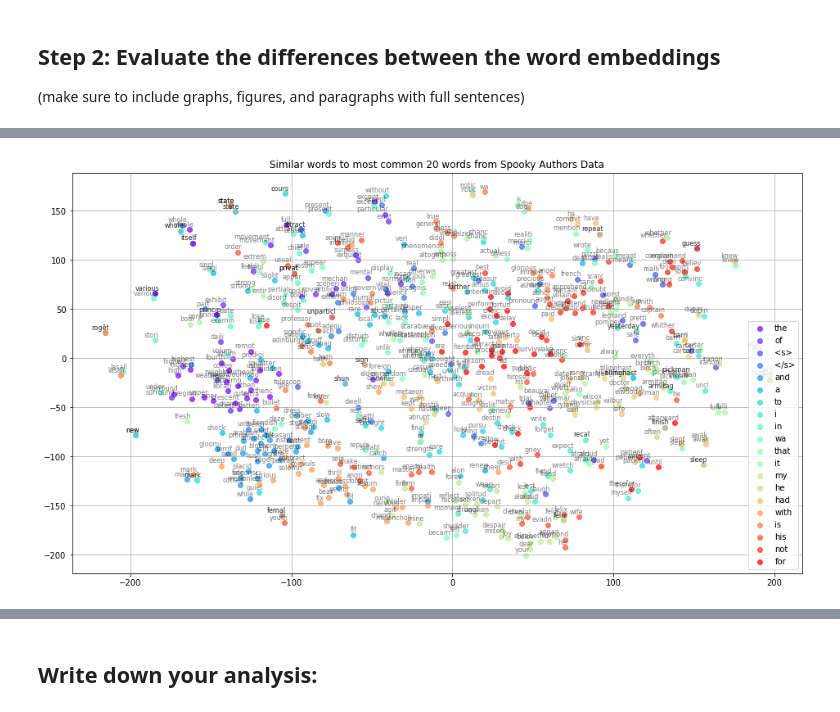
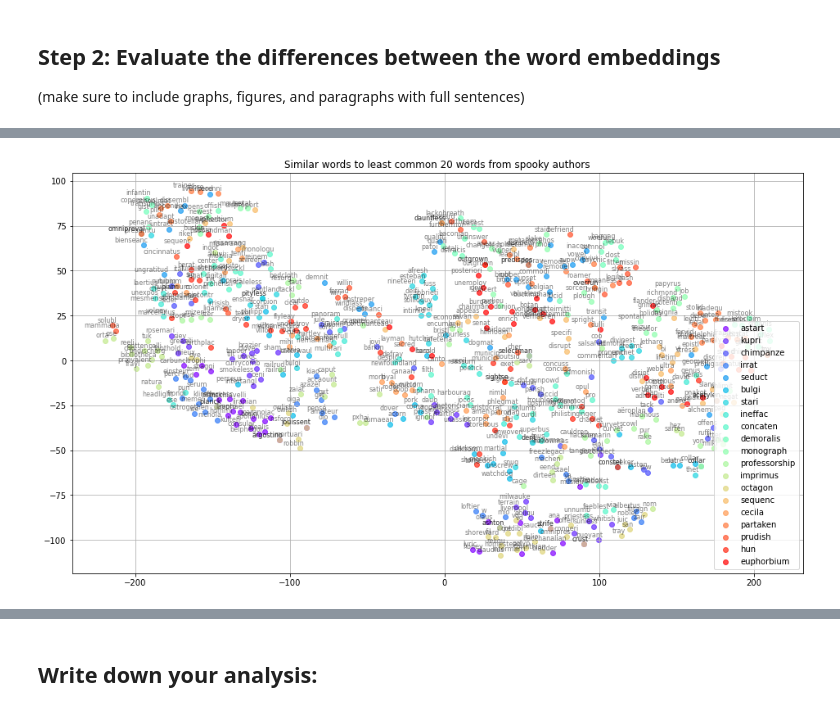
Before and after one commit to zgvera/word_embeddings_nlp_classproject, a Jupyter notebook: wordembeddings.ipynb, the cells around one changed output, grey strips where cells are left out. Cells and saved outputs as stored; diff of their text form; code cells hidden in the pictures.

```diff
--- a/wordembeddings.ipynb
+++ b/wordembeddings.ipynb
@@ -241,28 +266,23 @@ def tsne_plot_similar_words(title, labels, embedding_clusters, word_clusters, a,
 # %%
-# based on
-# https://hedges.belmont.edu/scottergories/jupyter/2020/05/31/Visualizing-Word2Vec-Word-Embeddings-Using-tSNE.html
-def tsne_plot_keys(keys, model, plot_title, img_name):
-    embedding_clusters = []
-    word_clusters = []
-    for word in keys:
-        embeddings = []
-        words = []
-        for similar_word, _ in model.wv.most_similar(word, topn=30):
-            words.append(similar_word)
-            embeddings.append(model.wv[similar_word])
-        embedding_clusters.append(embeddings)
-        word_clusters.append(words)
+keys = model.wv.index_to_key[-20:]
 
-    embedding_clusters = np.array(embedding_clusters)
-    n, m, k = embedding_clusters.shape
-    tsne_model_en_2d = TSNE(perplexity=15, n_components=2, init='pca', n_iter=3500, random_state=32)
-    embeddings_en_2d = np.array(tsne_model_en_2d.fit_transform(embedding_clusters.reshape(n * m, k))).reshape(n, m, 2)
+embedding_clusters = []
+word_clusters = []
+for word in keys:
+    embeddings = []
+    words = []
+    for similar_word, _ in model.wv.most_similar(word, topn=30):
+        words.append(similar_word)
+        embeddings.append(model.wv[similar_word])
+    embedding_clusters.append(embeddings)
+    word_clusters.append(words)
 
-    tsne_plot_similar_words(plot_title, keys, embeddings_en_2d, word_clusters, 0.7, img_name)
+embedding_clusters = np.array(embedding_clusters)
+n, m, k = embedding_clusters.shape
+tsne_model_en_2d = TSNE(perplexity=15, n_components=2, init='pca', n_iter=3500, random_state=32)
+embeddings_en_2d = np.array(tsne_model_en_2d.fit_transform(embedding_clusters.reshape(n * m, k))).reshape(n, m, 2)
+
+tsne_plot_similar_words('Similar words to least common 20 words from spooky authors', keys, embeddings_en_2d, word_clusters, 0.7,
+                        'spooky_similar_words_least.png')
+# %% [output]
+[figure, added]
-# %%
-tsne_plot_keys(model.wv.index_to_key[:20],
-               model,
-               'Similar words to most common 20 words from Spooky Authors Data',
-               'spooky_similar_words_most.png')
-# %% [output]
-[figure, removed]
```
Also changed, not shown: parts of 33 cells of this notebook.
